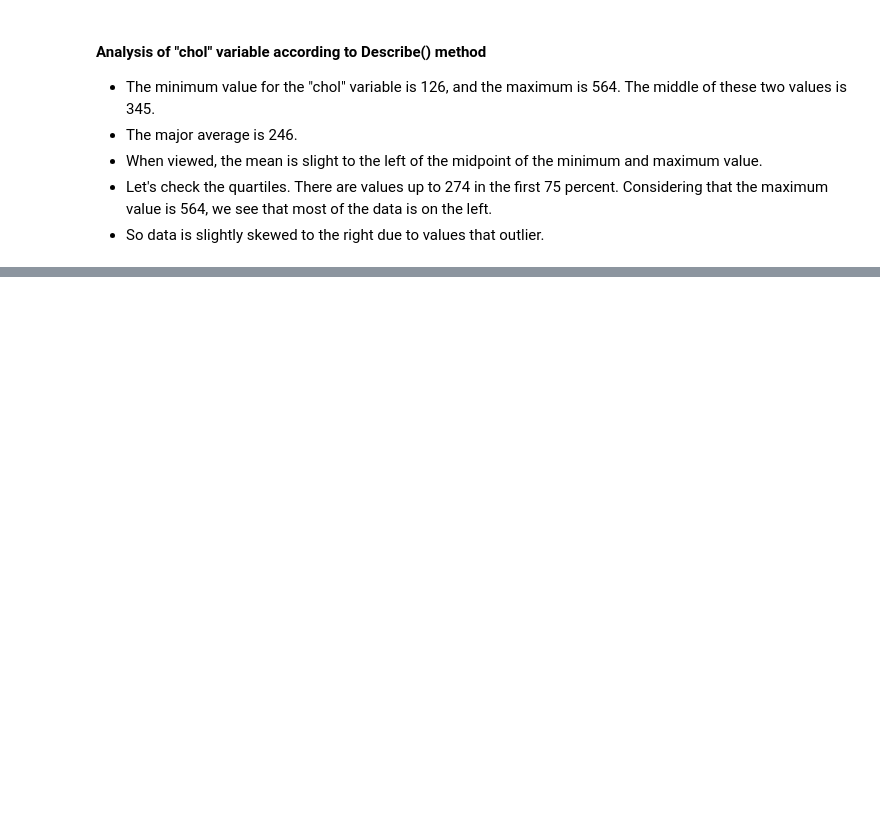
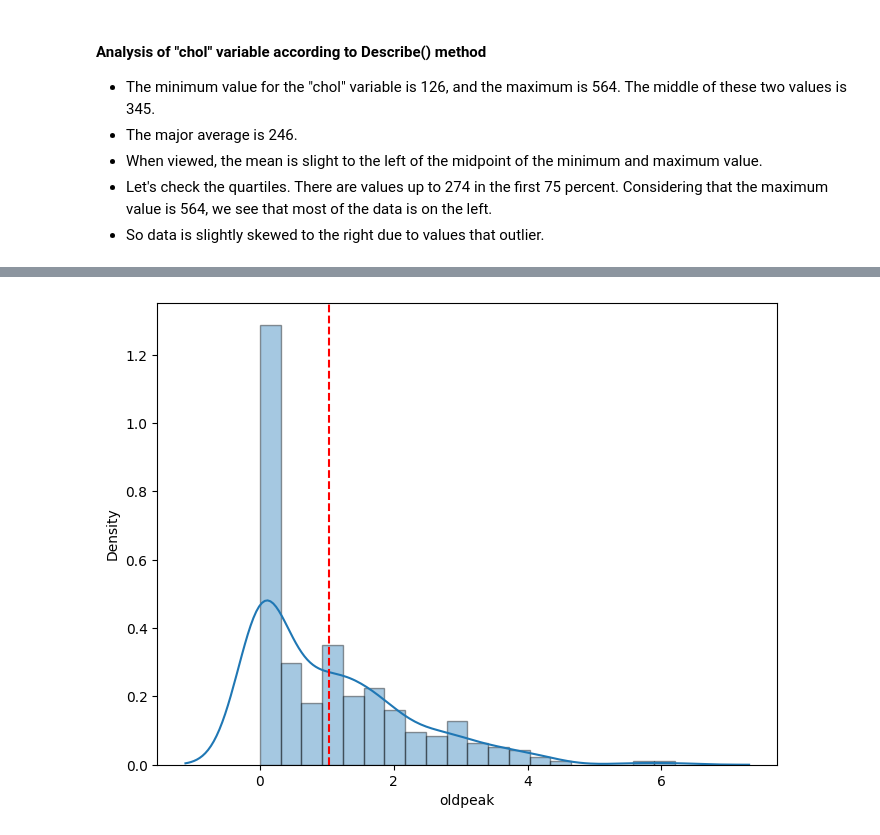
Before and after one commit to rickyalvedro/Group_11_Heart_Attack_Prediction_And_Analysis_ML, a Jupyter notebook: Group_11_Machine_Learning_2023/Code.ipynb, the cells around one changed output, grey strips where cells are left out. Cells and saved outputs as stored; diff of their text form; code cells hidden in the pictures; blank space fills up the shorter version.

```diff
--- a/Group_11_Machine_Learning_2023/Code.ipynb
+++ b/Group_11_Machine_Learning_2023/Code.ipynb
@@ -390,0 +419,7 @@ sns.distplot(df["chol"], hist = False)
+# %%
+# "oldpeak" variable
+x, y = plt.subplots(figsize = (8,6))
+sns.distplot(df["oldpeak"], hist_kws = dict(linewidth = 1, edgecolor = 'k'), bins = 20, ax = y)
+y.axvline(df["oldpeak"].mean(), color = "r", ls = "--");
+# %% [output]
+[figure, added]
```
Also changed, not shown: parts of 41 cells of this notebook.
